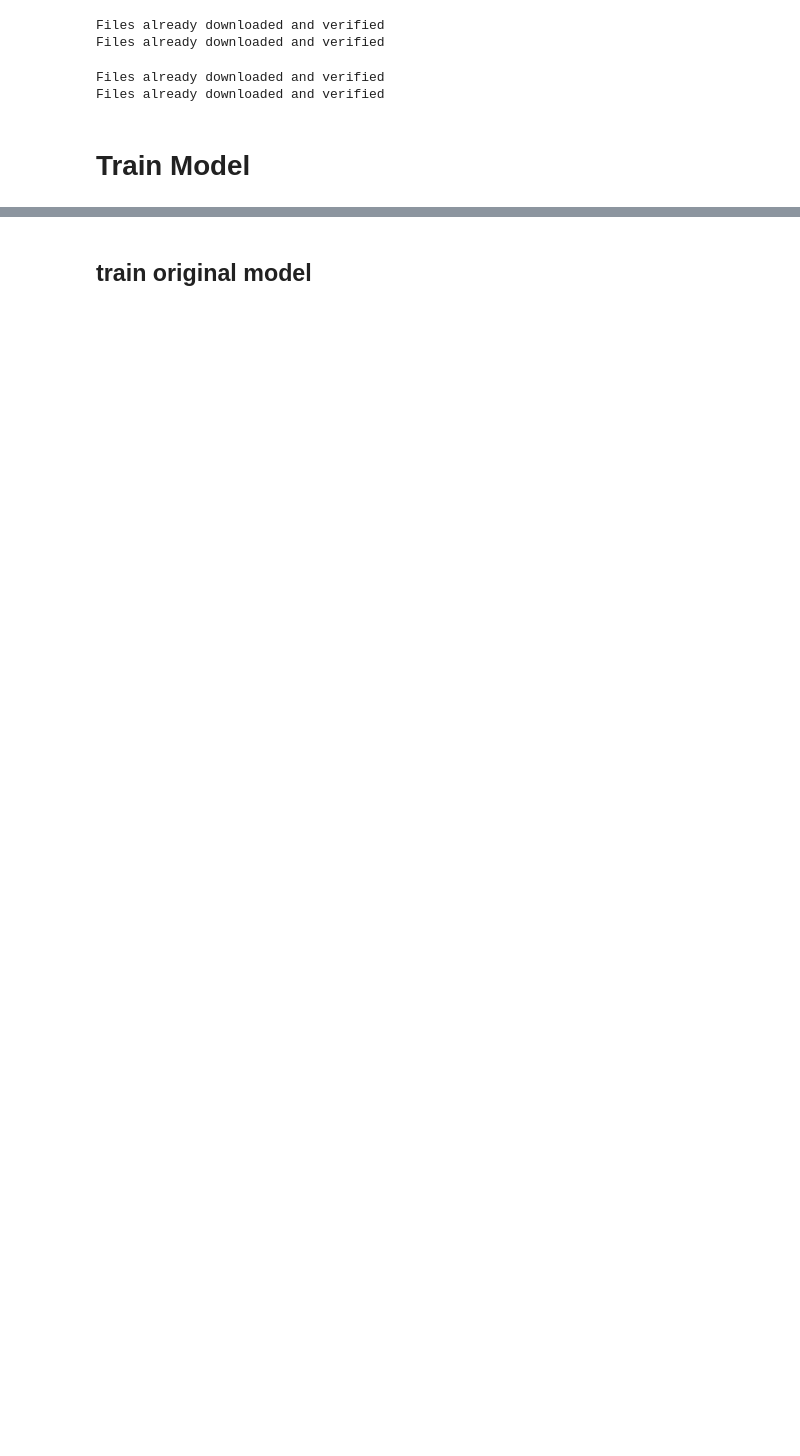
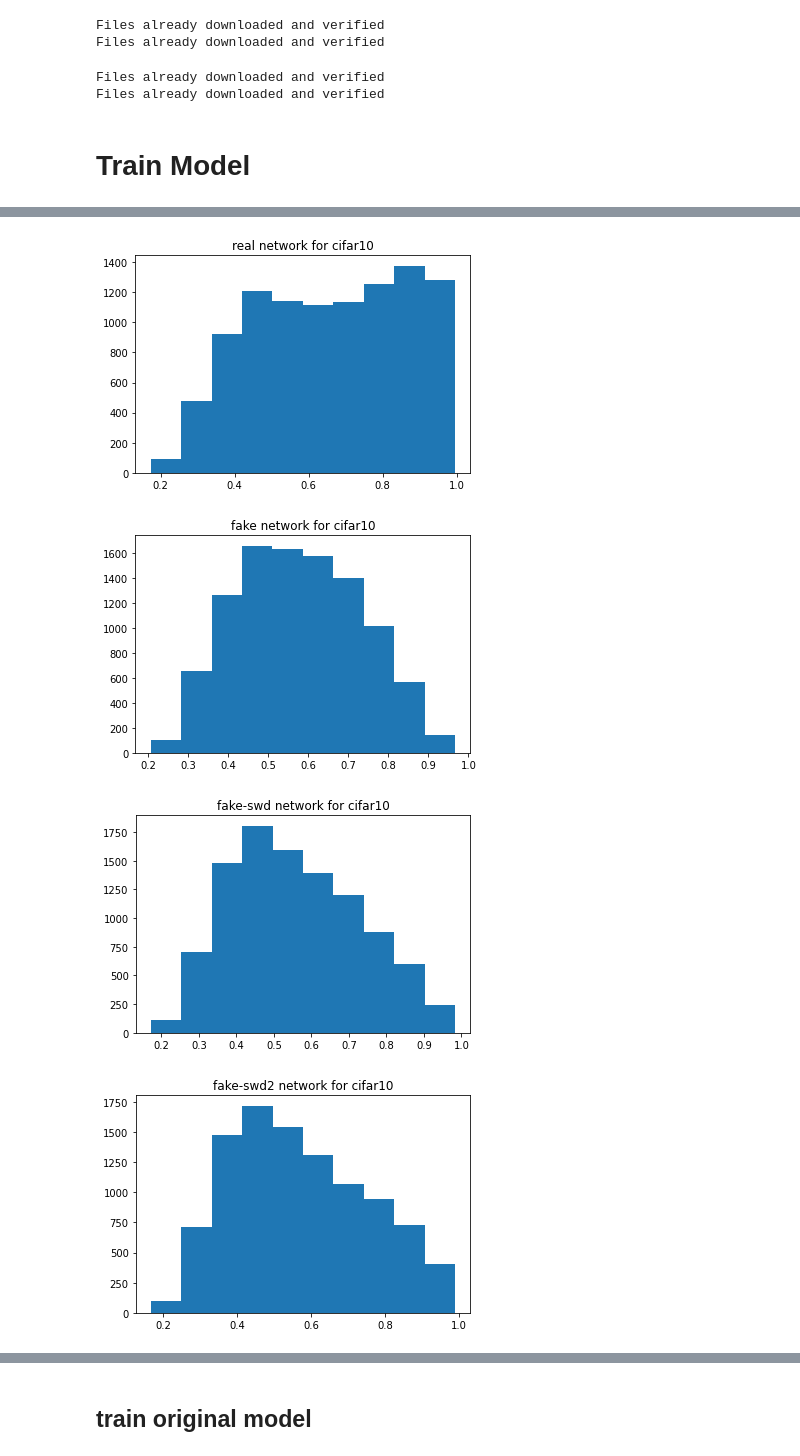
Before and after one commit to psr6275/HEDL_inference, a Jupyter notebook: codes/220222_cifar10-taylor-Copy1.ipynb, the cells around one changed output, grey strips where cells are left out. Cells and saved outputs as stored; diff of their text form; code cells hidden in the pictures; blank space fills up the shorter version.

```diff
--- a/codes/220222_cifar10-taylor-Copy1.ipynb
+++ b/codes/220222_cifar10-taylor-Copy1.ipynb
@@ -32,0 +35,20 @@ from cifar_models import Net, Net_logit
+# %%
+import os
+net_logit = Net3()
+net_logit.load_state_dict(torch.load("../results/cifar_orig_taylor.pth"))
+net = Net_tsoftmax(net_logit)
+net_fake = small_Net2()
+net_fake.load_state_dict(torch.load("../results/cifar_fake_small_taylor_ML.pth"))
+# net_fake = Net_softmax(net_fake)
+net_fake_swd = small_Net2()
+net_fake_swd.load_state_dict(torch.load("../results/cifar_fake_small_taylor_ML_swd.pth"))
+
+net_logit_fake = small_Net3()
+net_logit_fake.load_state_dict(torch.load("../results/cifar_fake_small_taylor_ML.pth"))
+net_logit_swd = small_Net3()
+net_logit_swd.load_state_dict(torch.load("../results/cifar_fake_small_taylor_ML_swd.pth"))
+# net_fake_swd2 = small_Net2()
+# net_fake_swd2.load_state_dict(torch.load("../results/sr_cifar_fake_taylor_swd.pth"))
+# net_fake_swd2 = fake_swd
+
+# net_fake_swd = Net_softmax(net_fake_swd)
@@ -32,0 +96,16 @@ from cifar_models import Net, Net_logit
+# %%
+from utils import maxclass_hist, prediction_hist
+maxclass_hist(testloader, net_HE, device, plt_title="real network for cifar10",
+              clipping=True, clip_vals=[None, 30])
+maxclass_hist(testloader, net_fake, device, plt_title="fake network for cifar10")
+maxclass_hist(testloader, net_fake_swd, device, plt_title="fake-swd network for cifar10")
+maxclass_hist(testloader, net_fake_swd2, device, plt_title="fake-swd2 network for cifar10")
+# maxclass_hist(stealloader, net, device, plt_title="logit network for cifar100",
+#               clipping=True, clip_vals=[None, 30])
+# maxclass_hist(outlier_loader, net, device, plt_title="logit network for tinyimagenet",
+#               clipping=True, clip_vals=[None, 30])
+# %% [output]
+[figure, added]
+[figure, added]
+[figure, added]
+[figure, added]
```
Also changed, not shown: parts of 47 cells of this notebook, 25 other files.
